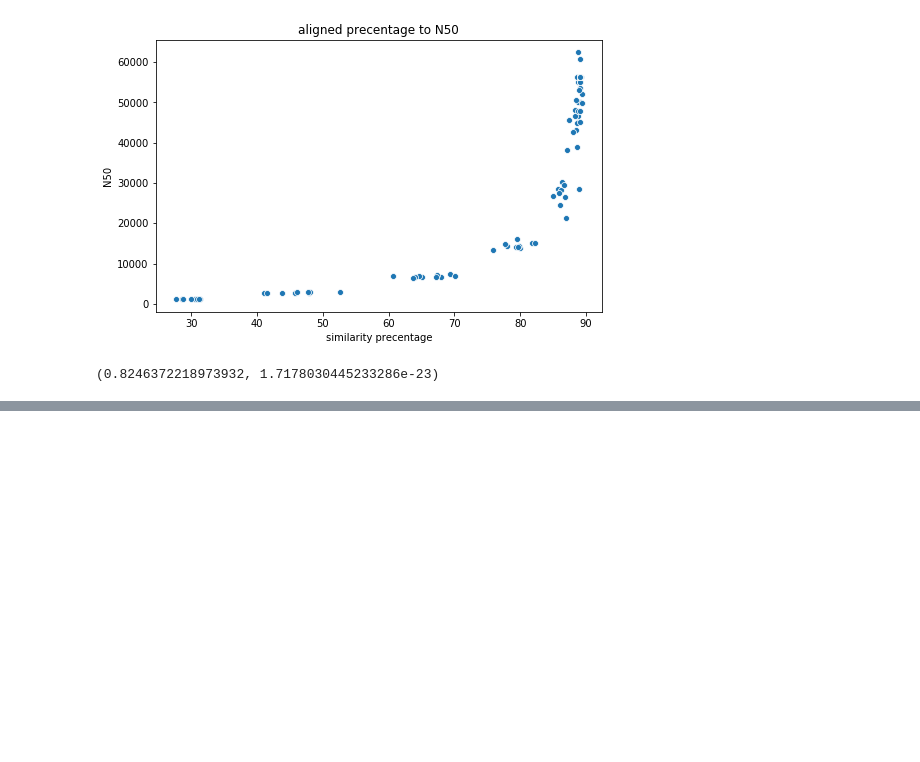
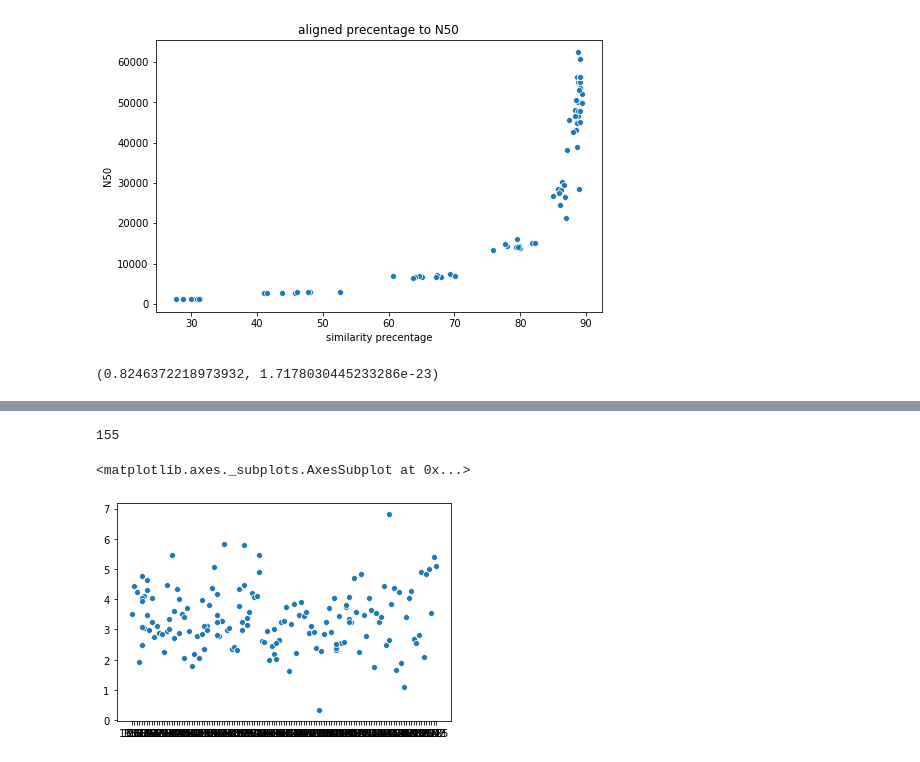
Before and after one commit to roysh1993/bioinformatics_final, a Jupyter notebook: plots_notebook.ipynb, the cells around one changed output, grey strips where cells are left out. Saved outputs shown, nothing was run; the diff lists cells and outputs as text; code cells hidden in the pictures; blank space fills up the shorter version.

Commit message:
added plots

```diff
--- a/plots_notebook.ipynb
+++ b/plots_notebook.ipynb
@@ -7,6 +7,9 @@ import scipy.stats
 from sklearn import preprocessing
 with open('../res/Staphylococcus_aureus/stats_with_alignment.json') as json_file:
     stats = json.load(json_file)
+with open('../res/Staphylococcus_aureus/blast_genes_sum.json') as json_file:
+    blast_stats = json.load(json_file)
+
 genome_length = 2900155
 average_read_length = 180
 num_of_reads = 1294104
@@ -82,3 +85,32 @@ sns.scatterplot(flatten_aligned,flatten_N50).set(title = "aligned precentage to
 scipy.stats.pearsonr(flatten_aligned,flatten_N50)
 # %% [output]
 (0.8246372218973932, 1.7178030445233286e-23)
+# %%
+#blast stats
+# cov_fragmented = [round(float(x)*original_cov,2) for x in cov]
+# N50_scaffolds =list( map(lambda x:([n["Scaffold Stats"]["N50"] for n in stats[x]]), cov))
+cov_b = sorted(blast_stats.keys())
+cov_fragmented_b = [round(float(x)*original_cov,2) for x in cov_b]
+temp = list(map(lambda x:[blast_stats[x][e] for e in blast_stats[x].keys()],cov_b))
+temp2 = list(map(lambda cov:[[(exp[gene]["subject_length"],float(exp[gene]["align_length"])/float(exp[gene]["subject_length"])) for gene in exp.keys()] for exp in cov],temp))
+
+#blast_stats["0.1"]["10"].keys()
+
+cov_list = []
+for cov in temp2:
+    gene_list = []
+    flag = True
+    for i,exp in enumerate(cov):
+        count = 0
+        for length,align_precentage in exp:
+            if flag:
+                gene_list.append((length,align_precentage))
+            else:
+                gene_list[count] =(gene_list[count][0],gene_list[count][1] + align_precentage)
+            count += 1
+        flag = False
+
+    cov_list.append(gene_list)
+
+
+cov_list
@@ -84,0 +135,16 @@ scipy.stats.pearsonr(flatten_aligned,flatten_N50)
+# %%
+list(map(list, zip(*cov_list[0])))
+
+per_cov_x =[]
+per_cov_y =[]
+for cov in cov_list:
+    x_axis,y_axis = list(map(list, zip(*cov)))
+    per_cov_x.append(x_axis)
+    per_cov_y.append(y_axis)
+# %% [output]
+155
+# %%
+sns.scatterplot(per_cov_x[1],per_cov_y[1])
+# %% [output]
+<matplotlib.axes._subplots.AxesSubplot at 0x...>
+[figure, added]
```
Also changed, not shown: parts of 2 cells of this notebook.
